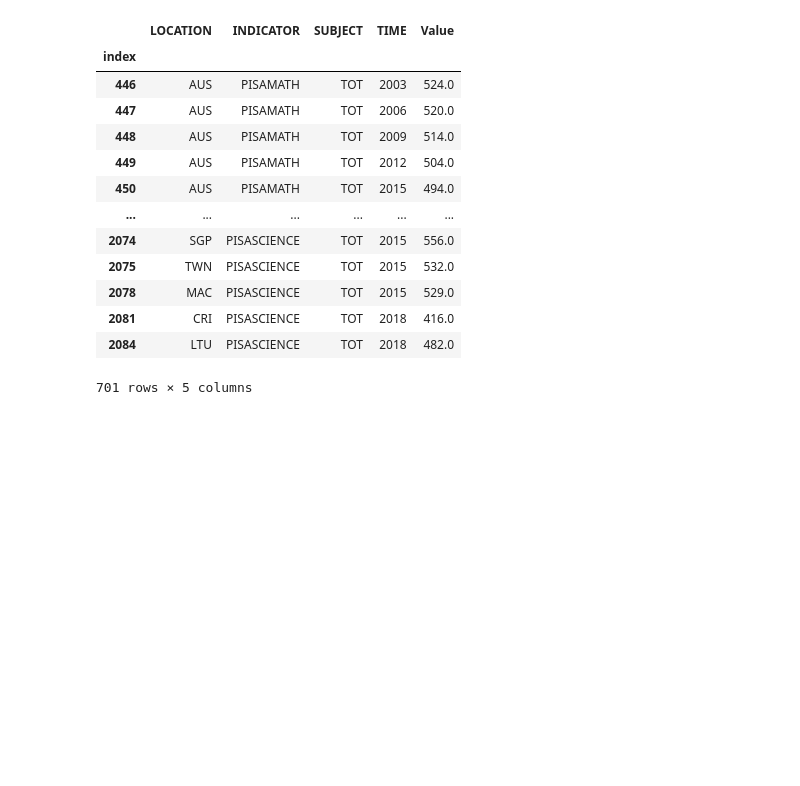
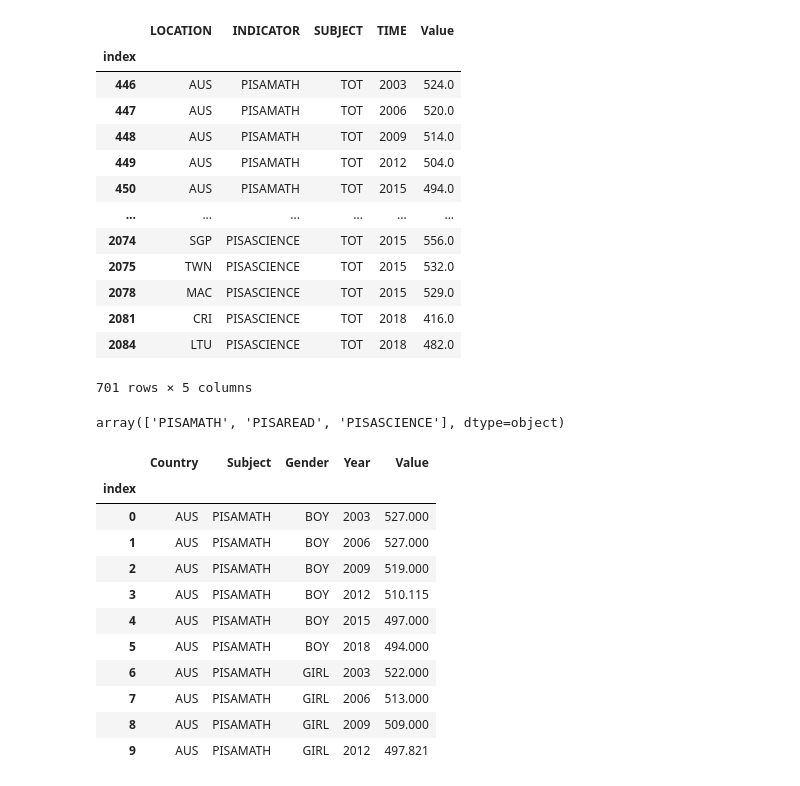
Before and after one commit to LouiseLuoto/Fullstack_data_louise_luoto, a Jupyter notebook: exercises/exercise2_streamlit_dashboard.ipynb, the cells around one changed output. Cells and saved outputs as stored; diff of their text form; code cells hidden in the pictures; blank space fills up the shorter version.

```diff
--- a/exercises/exercise2_streamlit_dashboard.ipynb
+++ b/exercises/exercise2_streamlit_dashboard.ipynb
@@ -105,3 +105,7 @@ df_pisa[df_pisa["SUBJECT"] == "TOT"]
 | 2081 | CRI | PISASCIENCE | TOT | 2018 | 416.0 |
 | 2084 | LTU | PISASCIENCE | TOT | 2018 | 482.0 |
 701 rows × 5 columns
+# %%
+df_pisa["INDICATOR"].unique()
+# %% [output]
+array(['PISAMATH', 'PISAREAD', 'PISASCIENCE'], dtype=object)
@@ -107,0 +122,15 @@ df_pisa[df_pisa["SUBJECT"] == "TOT"]
+# %%
+df_pisa.head(10)
+# %% [output]
+|  | Country | Subject | Gender | Year | Value |
+| index |  |  |  |  |  |
+| 0 | AUS | PISAMATH | BOY | 2003 | 527.000 |
+| 1 | AUS | PISAMATH | BOY | 2006 | 527.000 |
+| 2 | AUS | PISAMATH | BOY | 2009 | 519.000 |
+| 3 | AUS | PISAMATH | BOY | 2012 | 510.115 |
+| 4 | AUS | PISAMATH | BOY | 2015 | 497.000 |
+| 5 | AUS | PISAMATH | BOY | 2018 | 494.000 |
+| 6 | AUS | PISAMATH | GIRL | 2003 | 522.000 |
+| 7 | AUS | PISAMATH | GIRL | 2006 | 513.000 |
+| 8 | AUS | PISAMATH | GIRL | 2009 | 509.000 |
+| 9 | AUS | PISAMATH | GIRL | 2012 | 497.821 |
```
Also changed, not shown: parts of 8 cells of this notebook, 3 other files.
